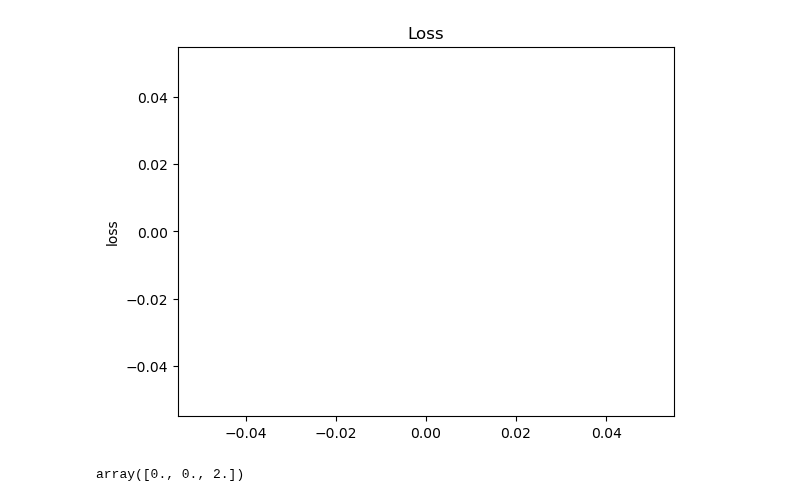
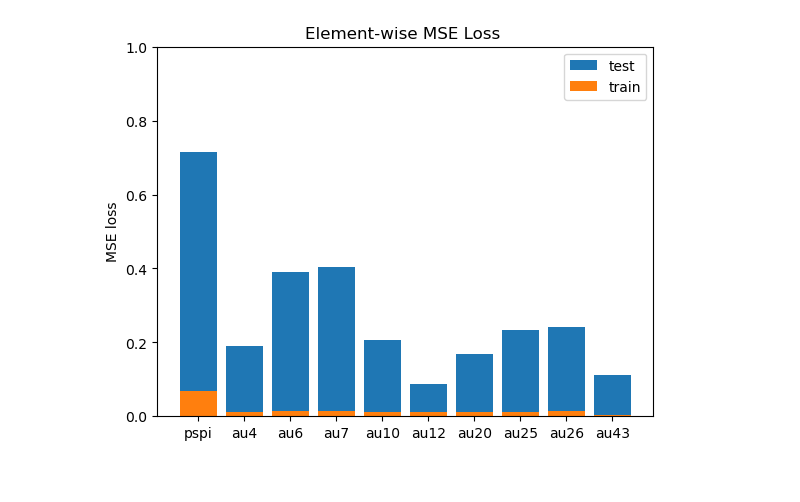
Before and after one commit to hiyuantang/FAU_Dataset, a Jupyter notebook: code/vis_maemse.ipynb, the cells around one changed output. Cells and saved outputs as stored; diff of their text form; code cells hidden in the pictures.

```diff
--- a/code/vis_maemse.ipynb
+++ b/code/vis_maemse.ipynb
@@ -33,16 +34,13 @@ plot_loss(lines)
-# %%
-with open('D:/GitHub/FAU_Dataset/code/results_r16/results.txt') as f:
-    lines = f.readlines()
-plot_loss(lines)
-# %% [output]
-[figure, removed]
-# %%
-import numpy as np
-
-a = np.array([1,1,2])
-b = np.array([0,0,1])
-c = a/b
-c[np.isposinf(c)] = 0
-c
-# %% [output]
-array([0., 0., 2.])
+# %%
+aus = ['pspi', 'au4', 'au6', 'au7', 'au10', 'au12', 'au20', 'au25', 'au26', 'au43']
+train_mse_aus = [0.0676679, 0.01097045, 0.01296659, 0.01536401, 0.01177868, 0.01214748, 0.01171816, 0.0121143, 0.01373111, 0.00284729]
+test_mse_aus = [0.71537631, 0.18964844, 0.39081155, 0.40517712, 0.20770589, 0.08648273, 0.1682063, 0.23408949, 0.24242886, 0.11181538]
+plt.bar(aus, test_mse_aus, label='test')
+plt.bar(aus, train_mse_aus, label='train')
+plt.ylabel('MSE loss')
+plt.title('Element-wise MSE Loss ')
+plt.ylim([0, 1])
+plt.legend()
+plt.show()
+# %% [output]
+[figure, added]
```
Also changed, not shown: parts of 2 cells of this notebook.
